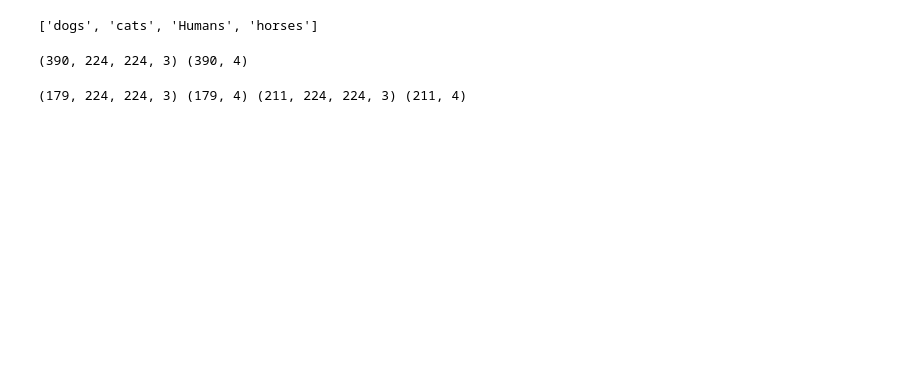
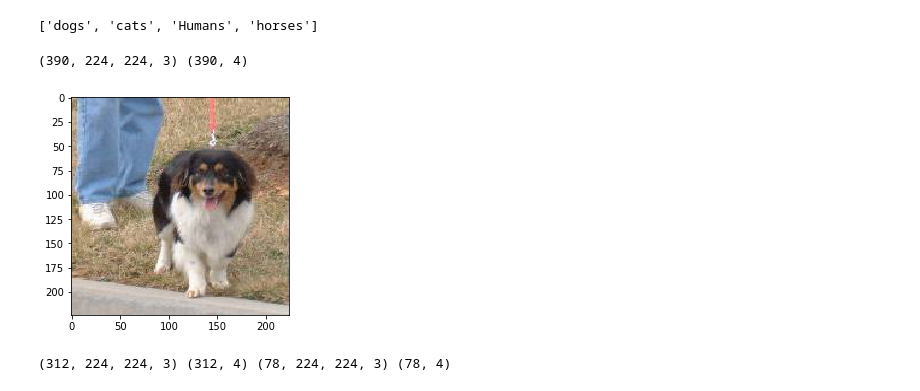
Before and after one commit to suri97/Machine-Learning-Practice, a Jupyter notebook: Transfer_Learning_resnet.ipynb, the cells around one changed output. Drawn from its saved outputs; the diff is of its cells as text; code cells hidden in the pictures; blank space fills up the shorter version.

```diff
--- a/Transfer_Learning_resnet.ipynb
+++ b/Transfer_Learning_resnet.ipynb
@@ -13,5 +13,6 @@ Using TensorFlow backend.
 # %%
 classes = os.listdir('../DataSets/data_set/')
+classes.remove('.DS_Store')
 print classes
 # %% [output]
 ['dogs', 'cats', 'Humans', 'horses']
@@ -24,9 +25,13 @@ for ix in classes:
     img_list = os.listdir(path + ix)
     for img in img_list:
         img_path = path + ix + '/' + img
-        x = image.load_img(img_path, target_size=(224,224))
-        x = image.img_to_array(x)
-        x = x/255.0
+
+        x = Image.open( img_path )
+        x = x.resize( (224,224) )
+        x = np.array(x, dtype=np.float32)
+
+        #x = x/(255.0)
+
         x_.append(x)
         y_.append(dict_labels[ix])
 
@@ -37,13 +42,20 @@ y_ = np_utils.to_categorical(y_)
 print x_.shape, y_.shape
 # %% [output]
 (390, 224, 224, 3) (390, 4)
+# %%
+x_, y_ = shuffle( x_, y_ )
+# %%
+plt.imshow( x_[330] )
+plt.show()
+# %% [output]
+[figure, added]
 # %%
-split = int(0.8*(x.shape[0]))
+split = int( 0.8 * x_.shape[0] )
 X_train = x_[:split,:]
 X_test = x_[split:,:]
 Y_train = y_[:split,:]
 Y_test = y_[split:,:]
 print X_train.shape, Y_train.shape, X_test.shape, Y_test.shape
 # %% [output]
-(179, 224, 224, 3) (179, 4) (211, 224, 224, 3) (211, 4)
+(312, 224, 224, 3) (312, 4) (78, 224, 224, 3) (78, 4)
 # %%
```
Also changed, not shown: parts of 8 cells of this notebook, 5 other files.
